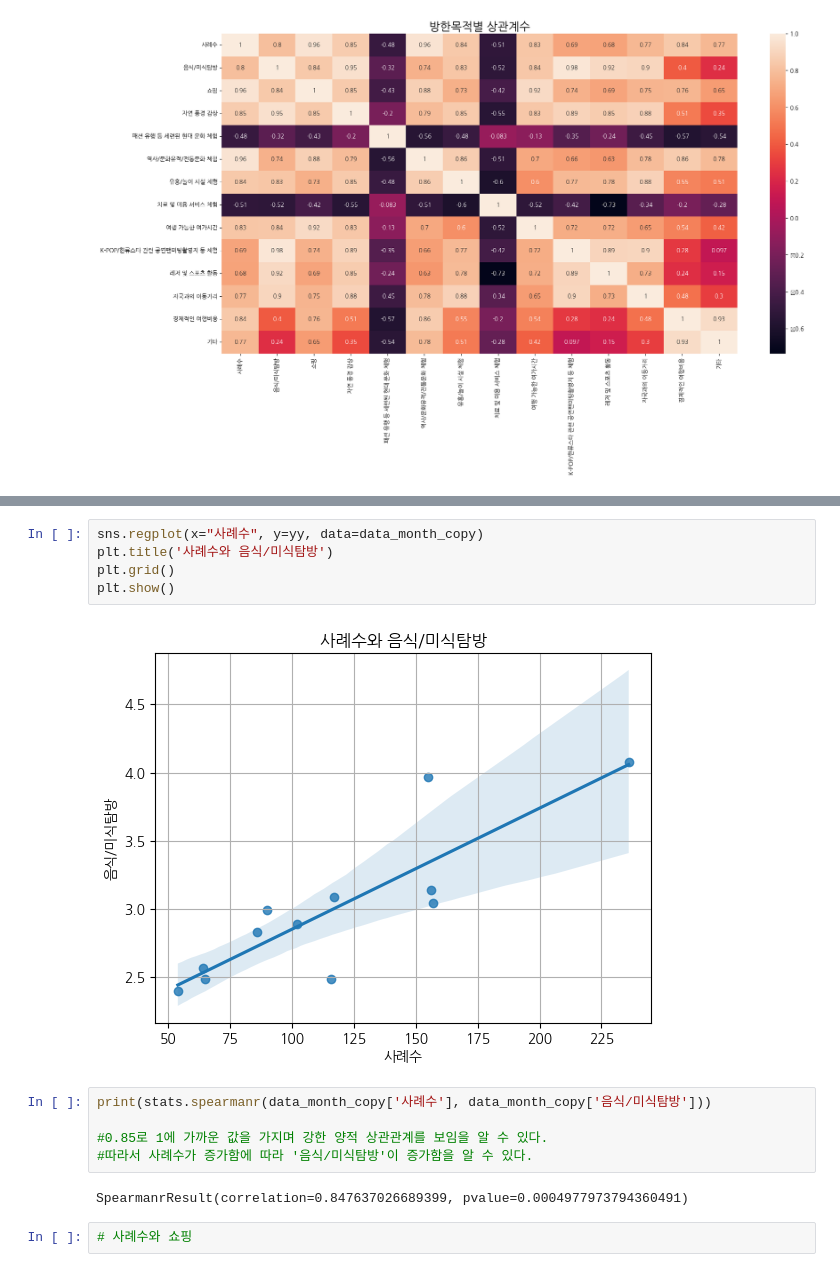
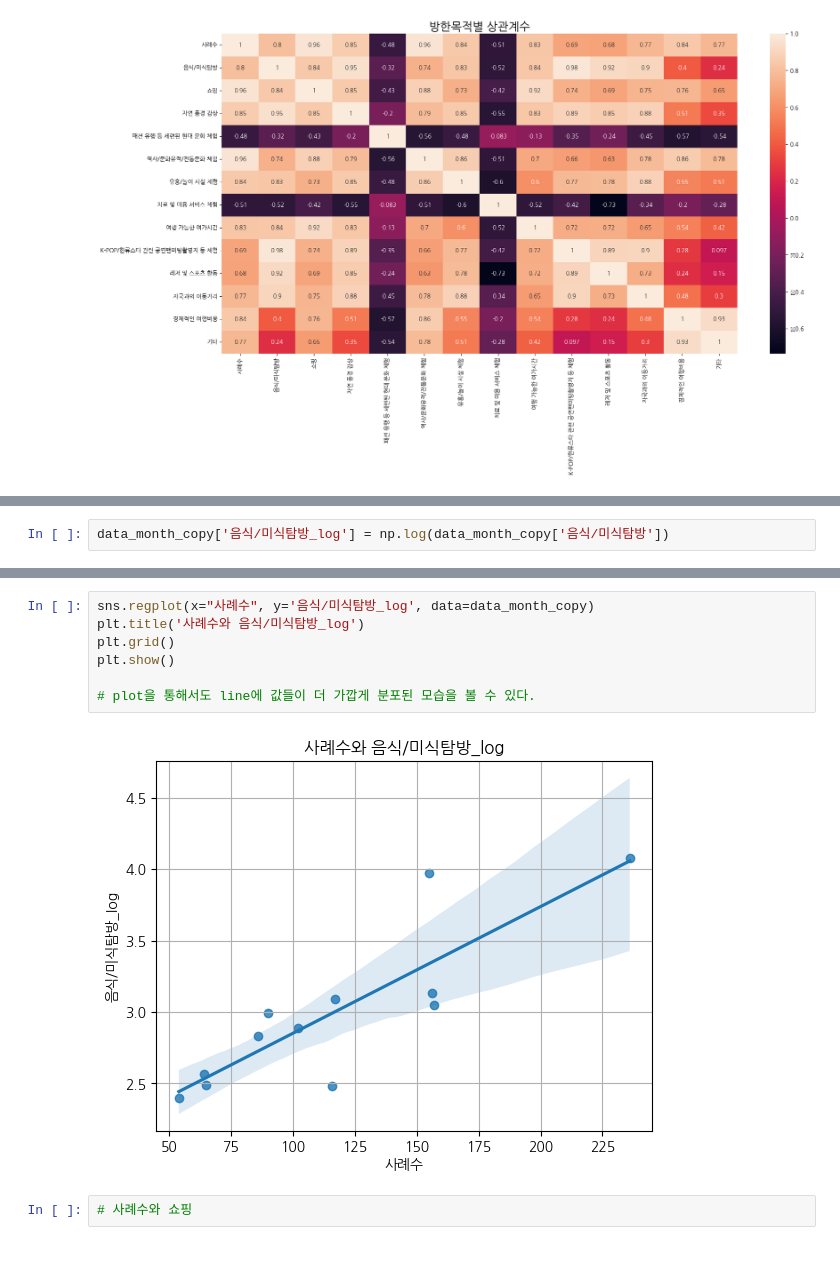
Before and after one commit to SDA2022/SDA-Project, a Jupyter notebook: 방한목적_월별분석.ipynb, the cells around one changed output, grey strips where cells are left out. Drawn from its saved outputs; the diff is of its cells as text.

```diff
--- a/방한목적_월별분석.ipynb
+++ b/방한목적_월별분석.ipynb
@@ -370,0 +263,2 @@ plt.scatter(x, y)
+# %%
+data_month_copy['음식/미식탐방_log'] = np.log(data_month_copy['음식/미식탐방'])
@@ -371,16 +310,11 @@ plt.scatter(x, y)
 # %%
-sns.regplot(x="사례수", y=yy, data=data_month_copy)
-plt.title('사례수와 음식/미식탐방')
+sns.regplot(x="사례수", y='음식/미식탐방_log', data=data_month_copy)
+plt.title('사례수와 음식/미식탐방_log')
 plt.grid()
 plt.show()
+
+# plot을 통해서도 line에 값들이 더 가깝게 분포된 모습을 볼 수 있다.
 # %% [output]
-[figure, old version]
+[figure, new version]
-# %%
-print(stats.spearmanr(data_month_copy['사례수'], data_month_copy['음식/미식탐방']))
-
-#0.85로 1에 가까운 값을 가지며 강한 양적 상관관계를 보임을 알 수 있다.
-#따라서 사례수가 증가함에 따라 '음식/미식탐방'이 증가함을 알 수 있다.
-# %% [output]
-SpearmanrResult(correlation=0.847637026689399, pvalue=0.0004977973794360491)
 # %%
 # 사례수와 쇼핑
```
Also changed, not shown: parts of 46 cells of this notebook.
